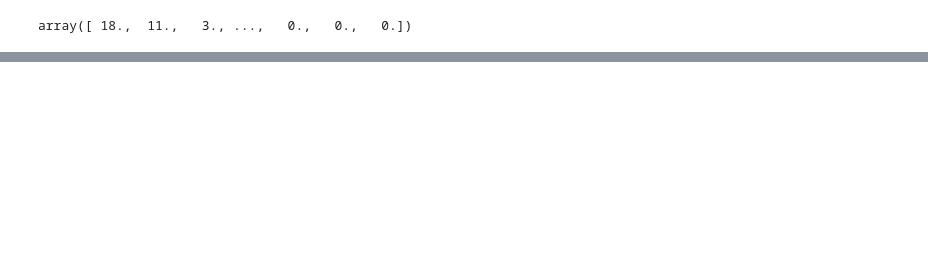
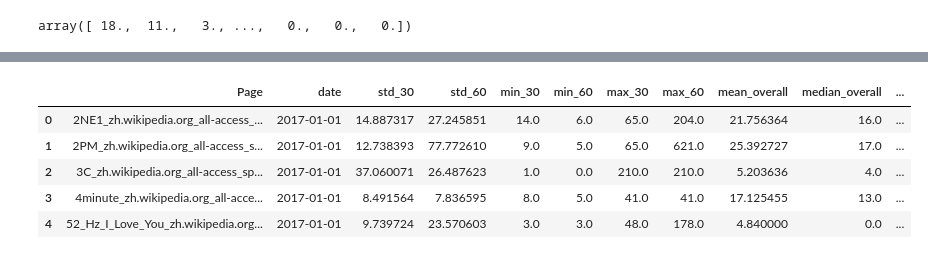
Before and after one commit to shubh24/web_traffic_prediction, a Jupyter notebook: explore.ipynb, the cells around one changed output, grey strips where cells are left out. Saved outputs shown, nothing was run; the diff lists cells and outputs as text; code cells hidden in the pictures; blank space fills up the shorter version.

Commit message:
all features in test also

```diff
--- a/explore.ipynb
+++ b/explore.ipynb
@@ -158,30 +158,33 @@ def get_weekday_features(train_melt):
 
     weekday_page_melt = train_melt[["weekday", "Page", "visits"]]
 
-    weekday_feats = pd.DataFrame(weekday_page_melt.groupby(["weekday", "Page"], as_index = False).aggregate(np.mean))
+    weekday_mean_feats = pd.DataFrame(weekday_page_melt.groupby(["weekday", "Page"], as_index = False).aggregate(np.mean))
+    weekday_mean_feats.columns = ["weekday", "Page", "weekday_mean_visits"]
 
-    weekday_feats.columns = ["weekday", "Page", "weekday_mean_visits"]
+    weekday_median_feats = pd.DataFrame(weekday_page_melt.groupby(["weekday", "Page"], as_index = False).aggregate(np.median))
+    weekday_median_feats.columns = ["weekday", "Page", "weekday_median_visits"]
+
+    weekday_feats = pd.merge(weekday_mean_feats, weekday_median_feats, on = ["weekday", "Page"])
 
     train_melt = pd.merge(train_melt, weekday_feats, on = ["weekday", "Page"])
 
     return train_melt
 
-def get_lang_mean(train_melt):
+# def get_lang_mean(train_melt):
 
-    language_page_melt = train_melt[["language", "date", "visits"]]
+#     language_page_melt = train_melt[["language", "date", "visits"]]
 
-    language_feats = pd.DataFrame(language_page_melt.groupby(["language", "date"], as_index = False).aggregate(np.mean))
+#     language_feats = pd.DataFrame(language_page_melt.groupby(["language", "date"], as_index = False).aggregate(np.mean))
 
-    language_feats.columns = ["language", "date", "lang_mean_visits"]
+#     language_feats.columns = ["language", "date", "lang_mean_visits"]
 
-    train_melt = pd.merge(train_melt, language_feats, on = ["language", "date"])
+#     train_melt = pd.merge(train_melt, language_feats, on = ["language", "date"])
 
-    return train_melt
+#     return train_melt
 
 train_melt = generate_train_melt(train)
 train_melt = get_lang_features(train_melt)
 train_melt = get_weekday_features(train_melt)
-train_melt = get_lang_mean(train_melt)
 train_melt.to_csv("train_feats.csv", index = False)
 # %%
 def get_source(row):
@@ -500,0 +566,9 @@ train_melt.head()
+# %%
+test_df
+# %% [output]
+|  | Page | date | std_30 | std_60 | min_30 | min_60 | max_30 | max_60 | mean_overall | median_overall | ... |
+| 0 | 2NE1_zh.wikipedia.org_all-access_... | 2017-01-01 | 14.887317 | 27.245851 | 14.0 | 6.0 | 65.0 | 204.0 | 21.756364 | 16.0 | ... |
+| 1 | 2PM_zh.wikipedia.org_all-access_s... | 2017-01-01 | 12.738393 | 77.772610 | 9.0 | 5.0 | 65.0 | 621.0 | 25.392727 | 17.0 | ... |
+| 2 | 3C_zh.wikipedia.org_all-access_sp... | 2017-01-01 | 37.060071 | 26.487623 | 1.0 | 0.0 | 210.0 | 210.0 | 5.203636 | 4.0 | ... |
+| 3 | 4minute_zh.wikipedia.org_all-acce... | 2017-01-01 | 8.491564 | 7.836595 | 8.0 | 5.0 | 41.0 | 41.0 | 17.125455 | 13.0 | ... |
+| 4 | 52_Hz_I_Love_You_zh.wikipedia.org... | 2017-01-01 | 9.739724 | 23.570603 | 3.0 | 3.0 | 48.0 | 178.0 | 4.840000 | 0.0 | ... |
```
Also changed, not shown: parts of 12 cells of this notebook.
